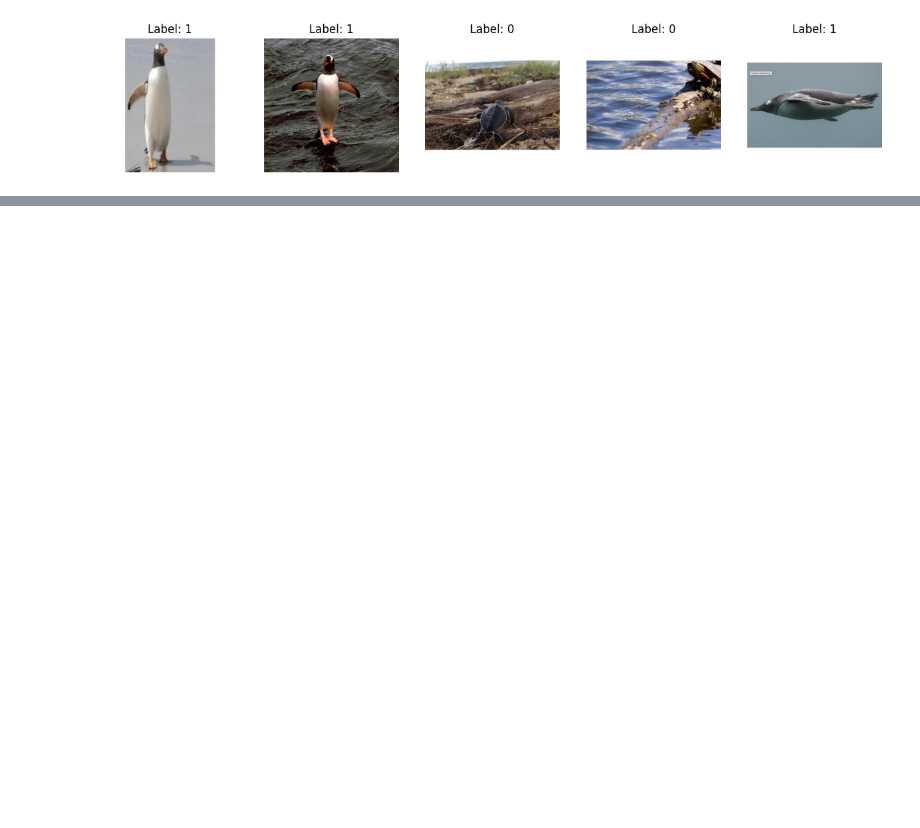
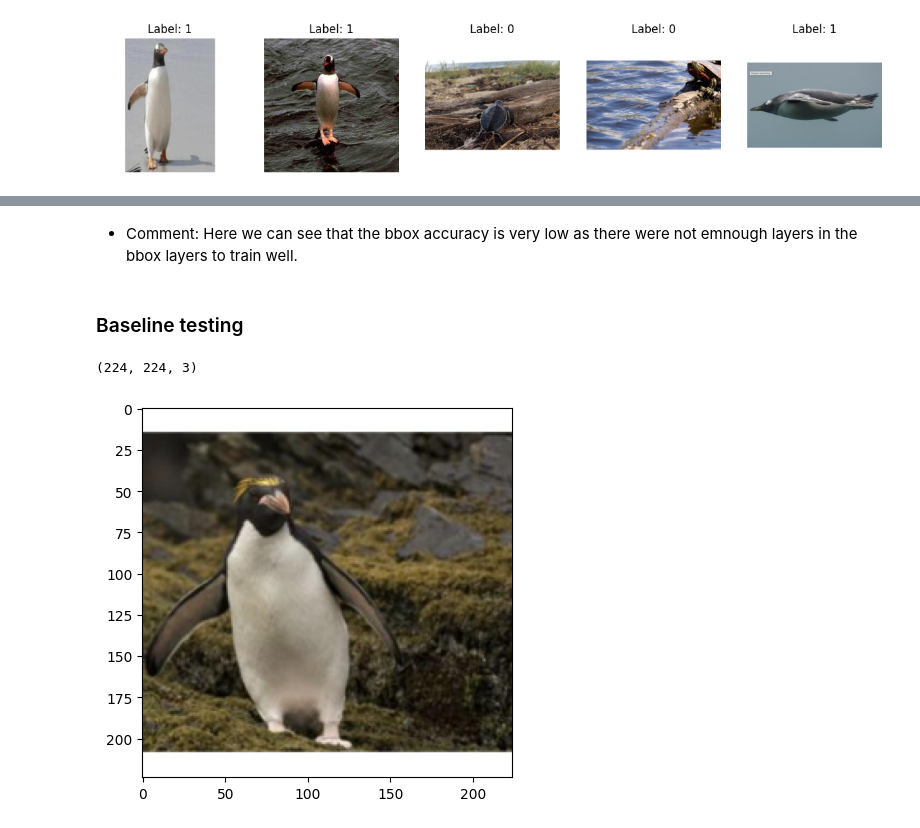
Before and after one commit to Safwan-ullah-khan/fav-animal-detection, a Jupyter notebook: notebook/fav_animal.ipynb, the cells around one changed output, grey strips where cells are left out. Saved outputs shown, nothing was run; the diff lists cells and outputs as text; code cells hidden in the pictures; blank space fills up the shorter version.

```diff
--- a/notebook/fav_animal.ipynb
+++ b/notebook/fav_animal.ipynb
@@ -227,0 +298,16 @@ df
+# %% [markdown]
+- Comment: Here we can see that the bbox accuracy is very low as there were not emnough layers in the bbox layers to train well.
+# %% [markdown]
+### Baseline testing
+# %%
+import cv2
+
+## Loading Image
+img_org = cv2.imread("../data/valid/image_id_005.jpg")
+img_org = cv2.resize(img_org, (224, 224))
+print(img_org.shape)
+plt.imshow(cv2.cvtColor(img_org, cv2.COLOR_BGR2RGB))
+plt.show()
+# %% [output]
+(224, 224, 3)
+[figure, added]
```
Also changed, not shown: parts of 66 cells of this notebook, 39 other files.
